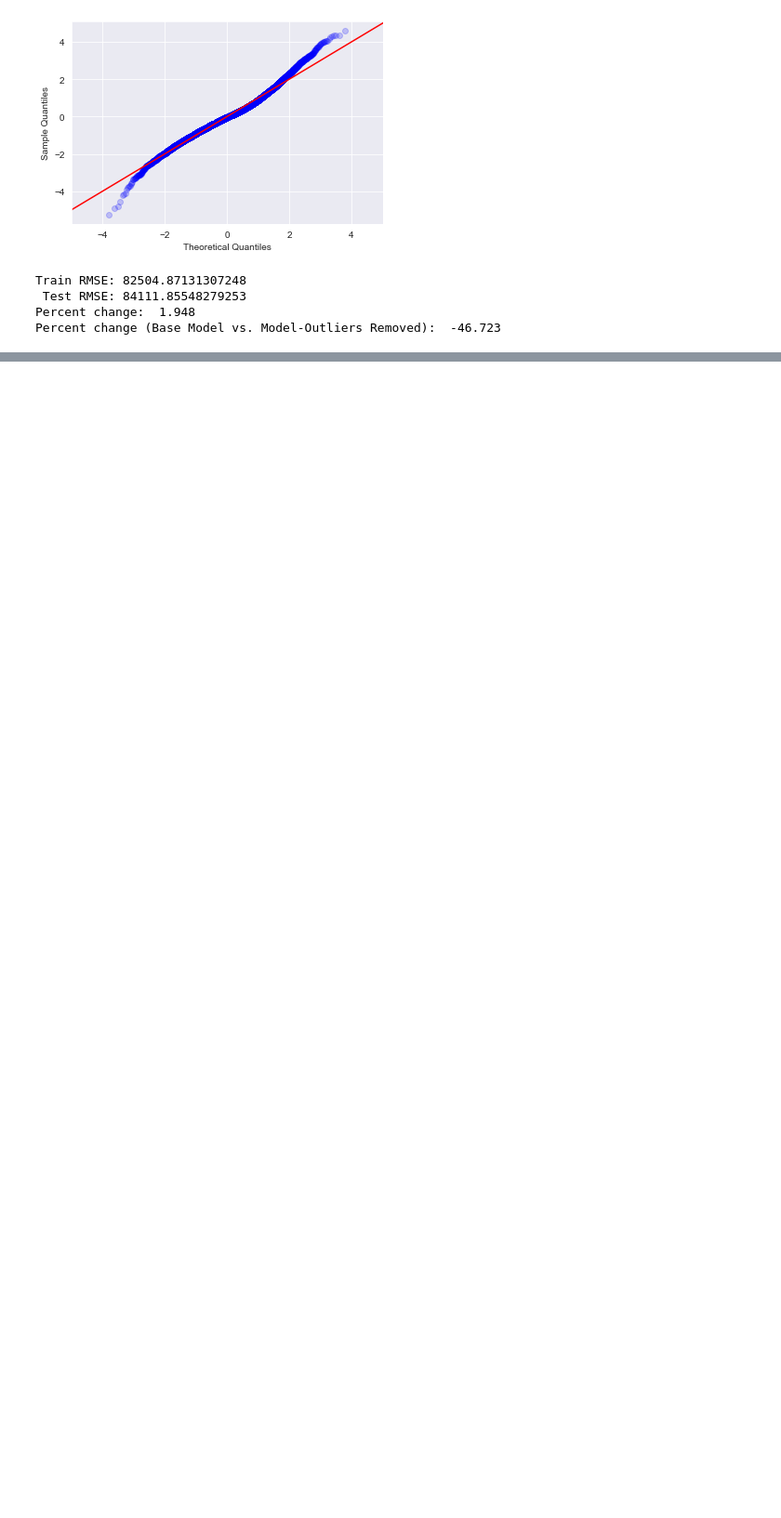
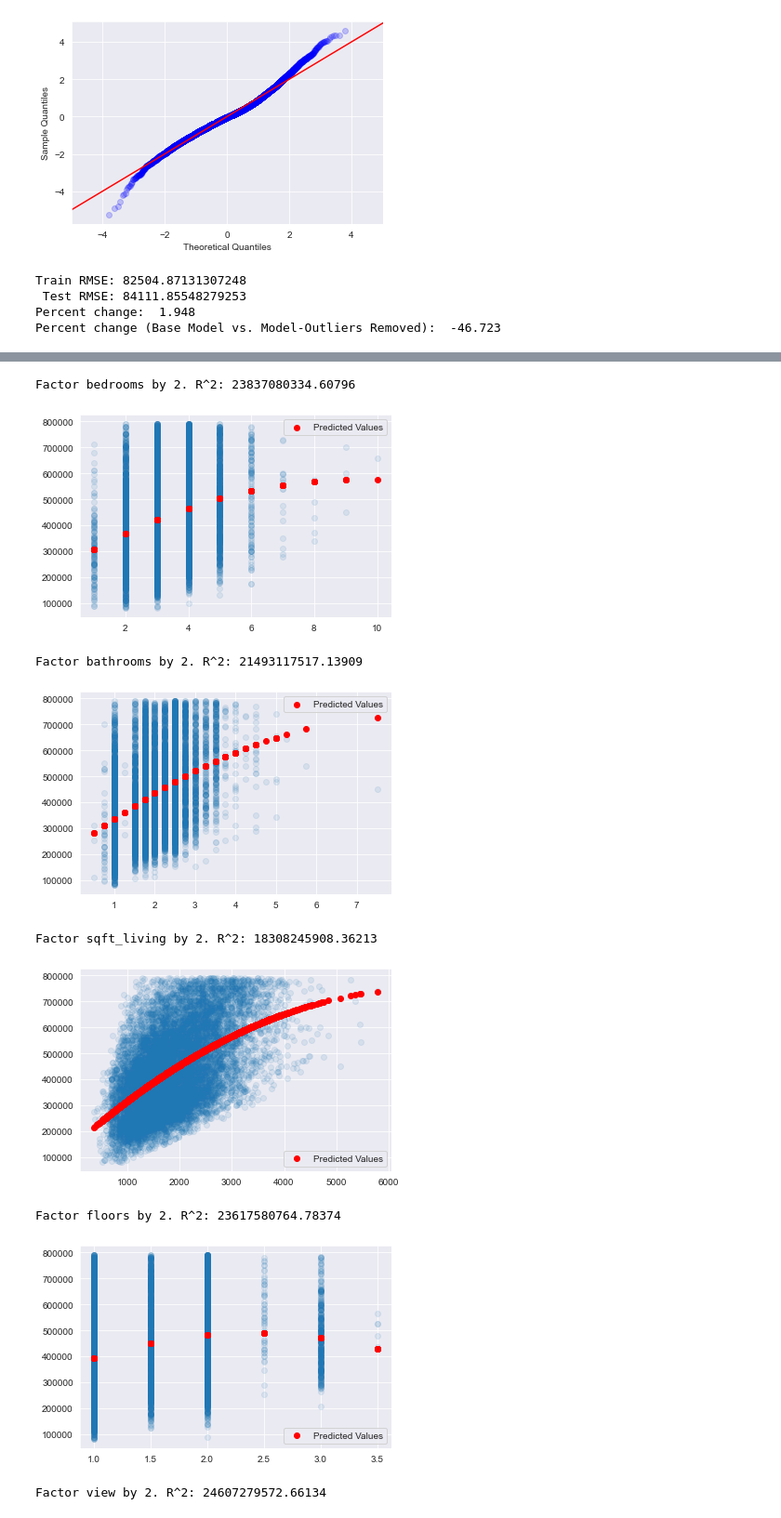
Before and after one commit to Stenke/King-County-Housing-Regression-Analysis, a Jupyter notebook: House(party)_Modeling.ipynb, the cells around one changed output, grey strips where cells are left out. Shown at 93% size. Cells and saved outputs as stored; diff of their text form; code cells hidden in the pictures; blank space fills up the shorter version.

Commit message:
Added polynomial and stepwise models

```diff
--- a/House(party)_Modeling.ipynb
+++ b/House(party)_Modeling.ipynb
@@ -1160,0 +714,13 @@ g.legend(loc='center left', bbox_to_anchor=(1.0, 0.5), ncol=1, fancybox=True);
+# %%
+poly_feat = get_polynomial_features(X_train2,
+                                    max_degree = 2)
+# %% [output]
+Factor bedrooms by 2. R^2: 23837080334.60796
+[figure, added]
+Factor bathrooms by 2. R^2: 21493117517.13909
+[figure, added]
+Factor sqft_living by 2. R^2: 18308245908.36213
+[figure, added]
+Factor floors by 2. R^2: 23617580764.78374
+[figure, added]
+Factor view by 2. R^2: 24607279572.66134
```
Also changed, not shown: parts of 76 cells of this notebook, 5 other files.
